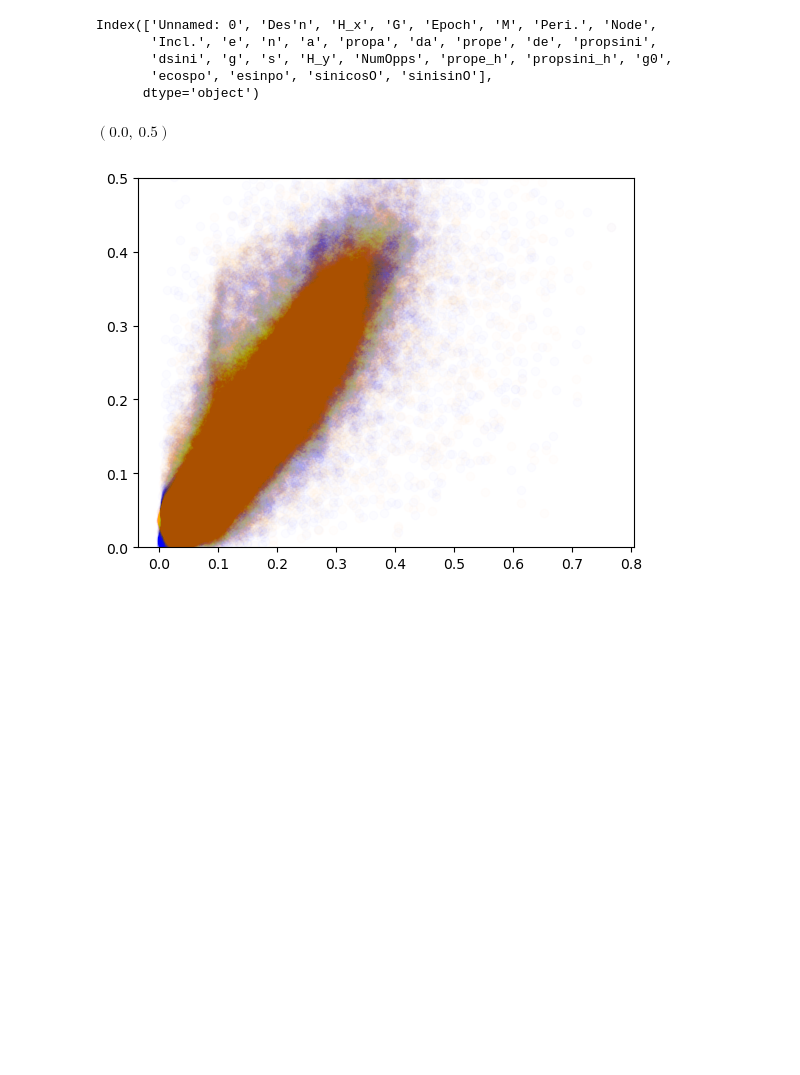
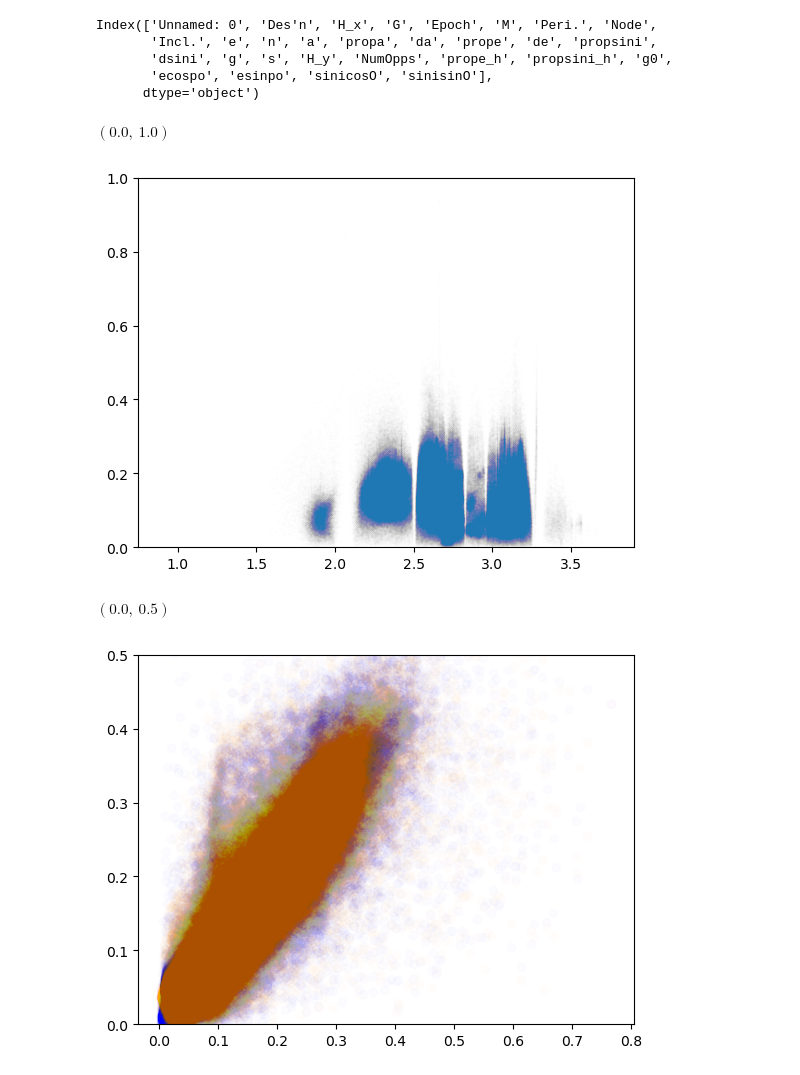
Before and after one commit to kavidey/action-angle-discovery, a Jupyter notebook: properelements.ipynb, the cells around one changed output. Drawn from its saved outputs; the diff is of its cells as text; code cells hidden in the pictures; blank space fills up the shorter version.

```diff
--- a/properelements.ipynb
+++ b/properelements.ipynb
@@ -121,6 +124,12 @@ dele = merged_df['prope']-merged_df['e']
 delsini = merged_df['propsini']-np.sin(merged_df['Incl.']*np.pi/180)
 delg = merged_df['g0'] - merged_df['g']
 s = merged_df['s']
+# %%
+plt.scatter(merged_df['propa'], merged_df['prope_h'], alpha=0.01, s=0.1)
+plt.ylim(0, 1)
+# %% [output]
+$\displaystyle \left( 0.0, \  1.0\right)$
+[figure, added]
 # %%
 plt.scatter(merged_df['prope'], merged_df['prope_h'], alpha=0.01, color = "blue")
 plt.scatter(merged_df['prope'], merged_df['e'], alpha=0.01, color = "orange")
```
Also changed, not shown: parts of 16 cells of this notebook, 1 other file.
